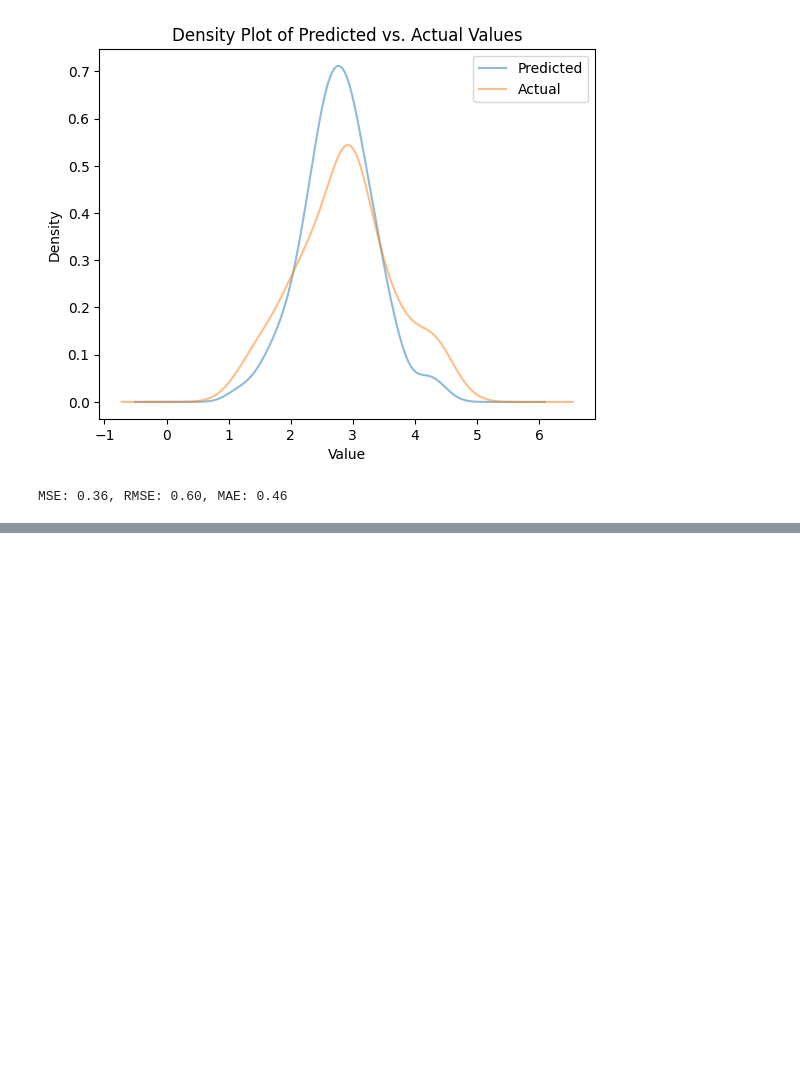
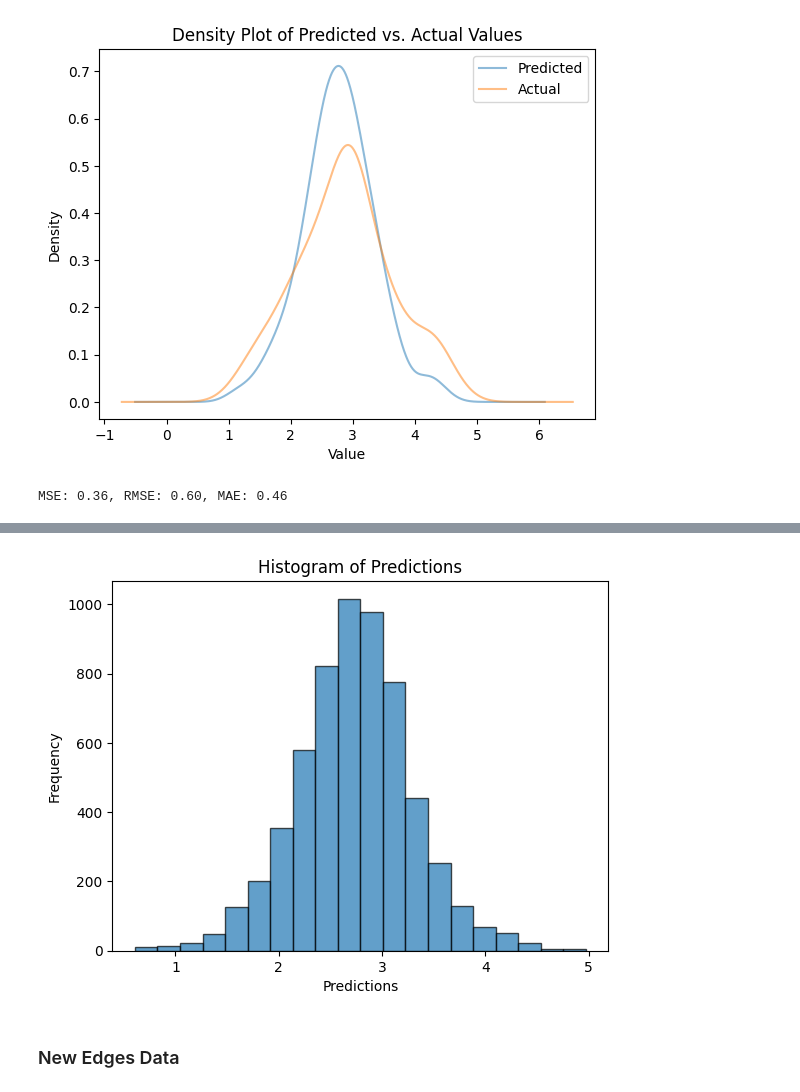
Before and after one commit to Studymon/BikeWayFinder, a Jupyter notebook: notebooks/survey_model_quality.ipynb, the cells around one changed output, grey strips where cells are left out. Cells and saved outputs as stored; diff of their text form; code cells hidden in the pictures; blank space fills up the shorter version.

Commit message:
updated survey_model quality notebook with new edges and sanity checks

```diff
--- a/notebooks/survey_model_quality.ipynb
+++ b/notebooks/survey_model_quality.ipynb
@@ -482,0 +502,5 @@ MSE: 0.36, RMSE: 0.60, MAE: 0.46
+# %%
+model = resnet50(weights=ResNet50_Weights.DEFAULT)
+in_features = model.fc.in_features
+final_fc = nn.Linear(in_features, NUM_CLASSES)
+model.fc = final_fc
@@ -482,0 +509,23 @@ MSE: 0.36, RMSE: 0.60, MAE: 0.46
+# %%
+# Load saved model
+model.load_state_dict(torch.load('survey_model.pt'))
+model.to(DEVICE)
+
+# Use model to predict scores on unseen data
+model.eval()
+
+predictions = []
+filenames = []
+
+with torch.no_grad():
+    for images, files in tqdm(loader, desc='Predicting'):
+        images = images.to(DEVICE)
+        outputs = model(images)
+        predictions.extend(outputs.cpu().numpy())
+        filenames.extend(files)
+# %%
+results = pd.DataFrame({
+    'Filename': filenames,
+    'Prediction': [pred[0] for pred in predictions]
+})
+results
@@ -482,0 +546,9 @@ MSE: 0.36, RMSE: 0.60, MAE: 0.46
+# %%
+# Histogram of the predictions
+plt.hist(results['Prediction'], bins=20, edgecolor='black', alpha=0.7)
+plt.title('Histogram of Predictions')
+plt.xlabel('Predictions')
+plt.ylabel('Frequency')
+plt.show()
+# %% [output]
+[figure, added]
@@ -482,0 +557,2 @@ MSE: 0.36, RMSE: 0.60, MAE: 0.46
+# %% [markdown]
+### New Edges Data
```
Also changed, not shown: parts of 19 cells of this notebook.
